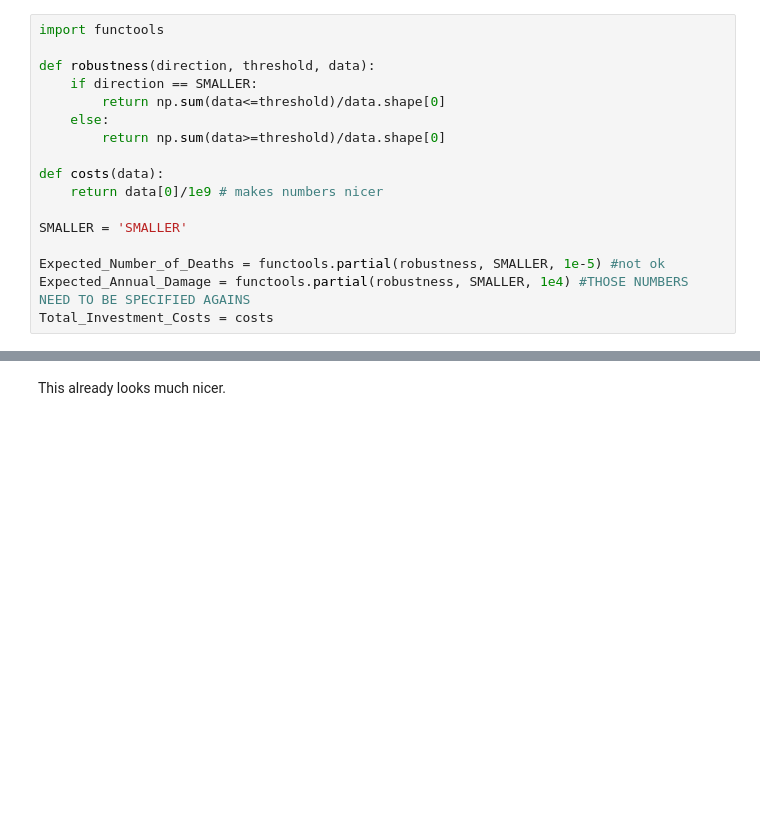
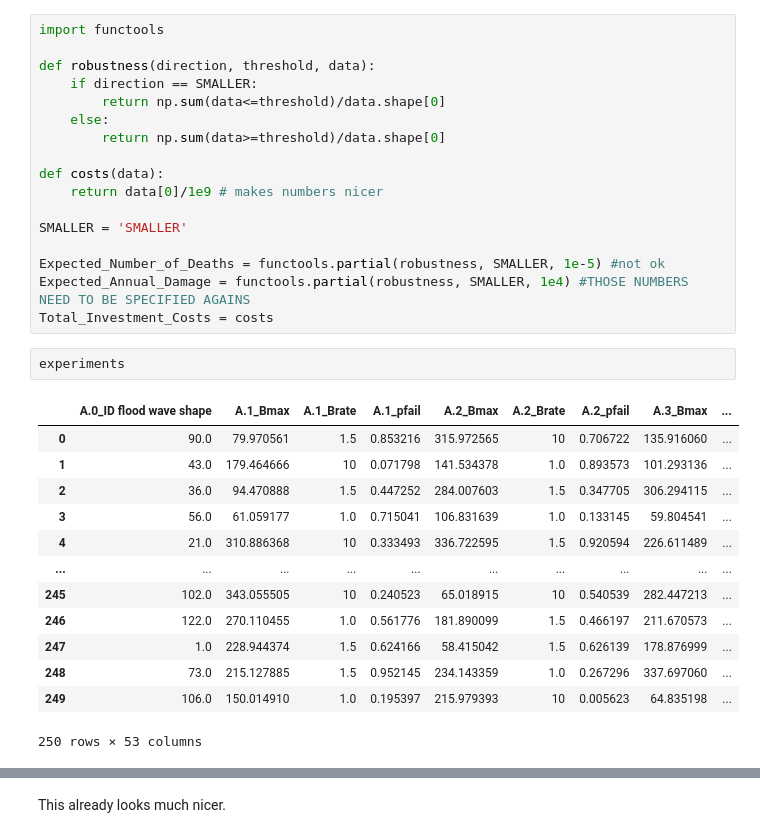
Before and after one commit to hannadenekamp/modelbased, a Jupyter notebook: Optimization Moro.ipynb, the cells around one changed output, grey strips where cells are left out. Cells and saved outputs as stored; diff of their text form; blank space fills up the shorter version.

```diff
--- a/Optimization Moro.ipynb
+++ b/Optimization Moro.ipynb
@@ -265,6 +267,22 @@ SMALLER = 'SMALLER'
 Expected_Number_of_Deaths = functools.partial(robustness, SMALLER, 1e-5) #not ok
 Expected_Annual_Damage = functools.partial(robustness, SMALLER, 1e4) #THOSE NUMBERS NEED TO BE SPECIFIED AGAINS
 Total_Investment_Costs = costs
+# %%
+experiments
+# %% [output]
+|  | A.0_ID flood wave shape | A.1_Bmax | A.1_Brate | A.1_pfail | A.2_Bmax | A.2_Brate | A.2_pfail | A.3_Bmax | ... |
+| 0 | 90.0 | 79.970561 | 1.5 | 0.853216 | 315.972565 | 10 | 0.706722 | 135.916060 | ... |
+| 1 | 43.0 | 179.464666 | 10 | 0.071798 | 141.534378 | 1.0 | 0.893573 | 101.293136 | ... |
+| 2 | 36.0 | 94.470888 | 1.5 | 0.447252 | 284.007603 | 1.5 | 0.347705 | 306.294115 | ... |
+| 3 | 56.0 | 61.059177 | 1.0 | 0.715041 | 106.831639 | 1.0 | 0.133145 | 59.804541 | ... |
+| 4 | 21.0 | 310.886368 | 10 | 0.333493 | 336.722595 | 1.5 | 0.920594 | 226.611489 | ... |
+| ... | ... | ... | ... | ... | ... | ... | ... | ... | ... |
+| 245 | 102.0 | 343.055505 | 10 | 0.240523 | 65.018915 | 10 | 0.540539 | 282.447213 | ... |
+| 246 | 122.0 | 270.110455 | 1.0 | 0.561776 | 181.890099 | 1.5 | 0.466197 | 211.670573 | ... |
+| 247 | 1.0 | 228.944374 | 1.5 | 0.624166 | 58.415042 | 1.5 | 0.626139 | 178.876999 | ... |
+| 248 | 73.0 | 215.127885 | 1.5 | 0.952145 | 234.143359 | 1.0 | 0.267296 | 337.697060 | ... |
+| 249 | 106.0 | 150.014910 | 1.0 | 0.195397 | 215.979393 | 10 | 0.005623 | 64.835198 | ... |
+250 rows × 53 columns
 # %%
 from ema_workbench.analysis import parcoords
 
```
Also changed, not shown: parts of 7 cells of this notebook.
